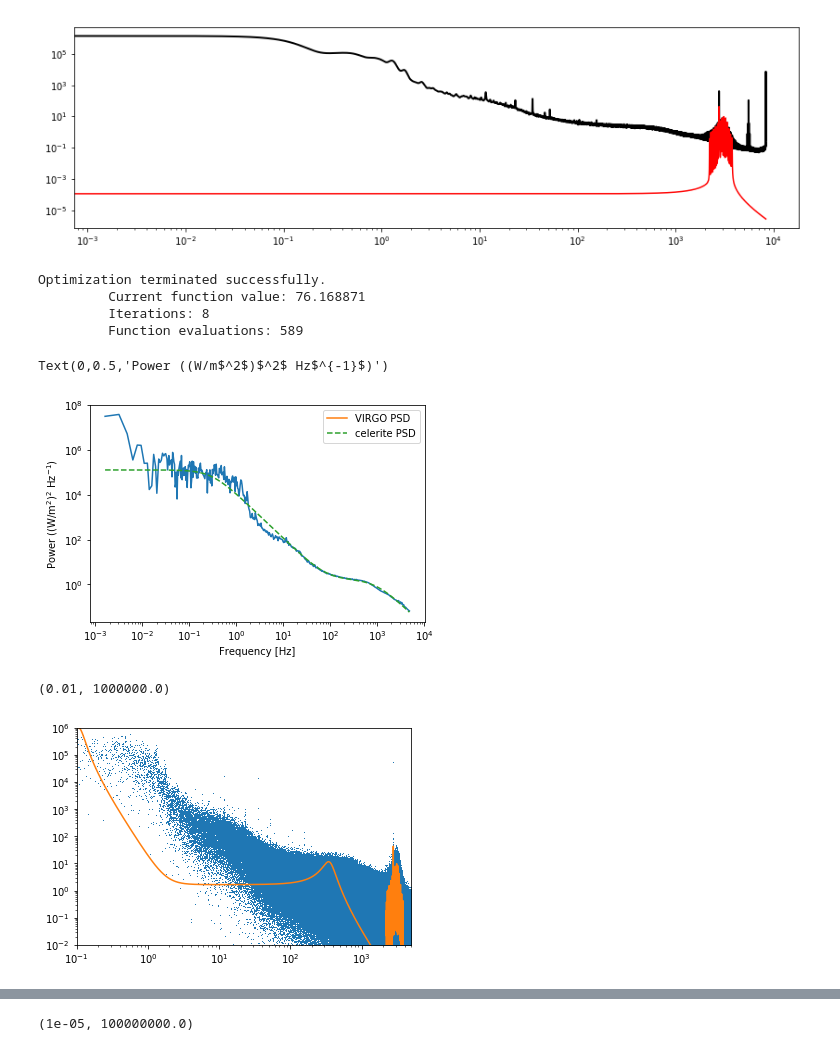
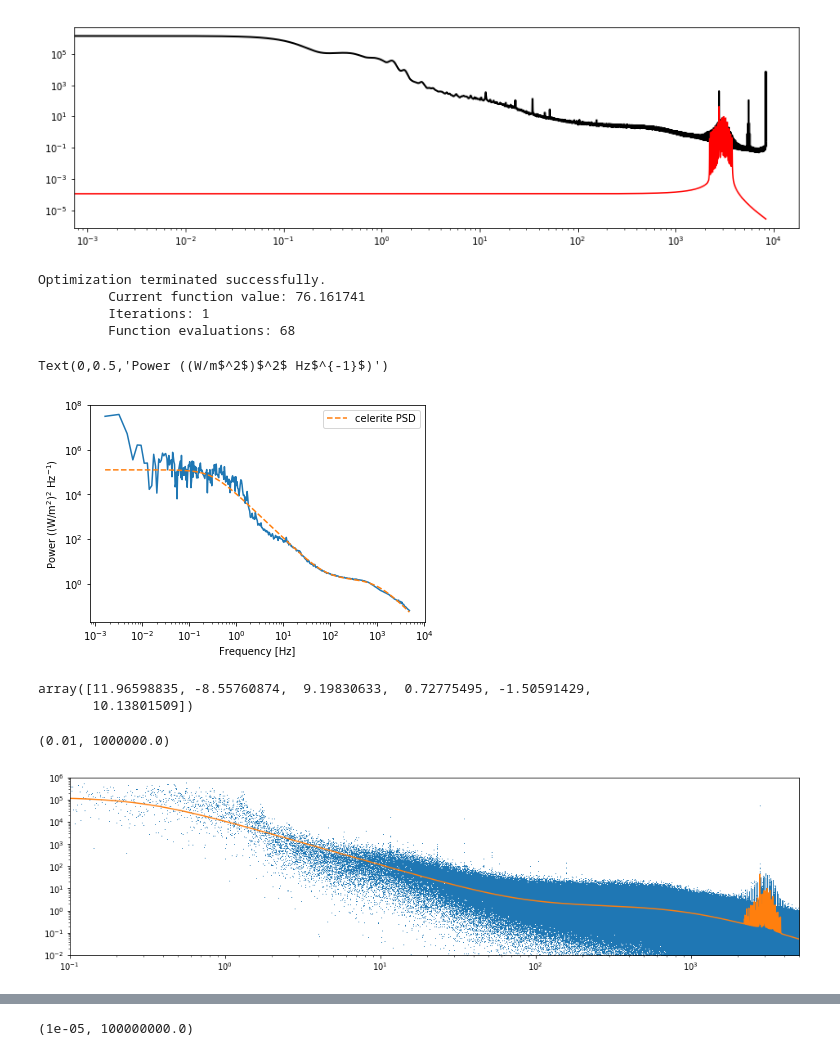
Before and after one commit to bmorris3/virgopsd, a Jupyter notebook: virgo.ipynb, the cells around one changed output, grey strips where cells are left out. Saved outputs shown, nothing was run; the diff lists cells and outputs as text; code cells hidden in the pictures.

Commit message:
May have figured out proper units

```diff
--- a/virgo.ipynb
+++ b/virgo.ipynb
@@ -321,25 +321,27 @@ import celerite
 from celerite import terms
 
 
-kernel = (terms.SHOTerm(log_S0=10, log_omega0=-16, log_Q=1)+
-         terms.SHOTerm(log_S0=10, log_omega0=-16, log_Q=1))
+kernel = (terms.SHOTerm(log_S0=10, log_omega0=-5, log_Q=1) +
+          terms.SHOTerm(log_S0=10, log_omega0=-5, log_Q=1))
 gp = celerite.GP(kernel)
 
 from scipy.optimize import fmin_powell, fmin_l_bfgs_b
 
 def minimize(p):
     gp.kernel.set_parameter_vector(p)
-    return np.sum( ( np.log(low_freq_model(bestp_lowfreq)) - np.log(gp.kernel.get_psd(2 * np.pi * x * 1e-6)) )**2 )
+    return np.sum( ( np.log(low_freq_model(bestp_lowfreq)) - np.log(gp.kernel.get_psd(2 * np.pi * x)) )**2 )
 
-fit1 = fmin_powell(minimize, [12, -16, 1, 5, -10, 1])#, approx_grad=True)
+initp = [11.96511414, -8.55718427,  9.19830828,
+         0.72794889, -1.50612712, 10.13790919]
+fit1 = fmin_powell(minimize, initp)#, approx_grad=True)
 
 gp.kernel.set_parameter_vector(fit1)
 
 fig, ax = plt.subplots()
 ax.loglog(x, y)
-ax.loglog(x, low_freq_model(fit1), label='VIRGO PSD')
-
-ax.loglog(x, gp.kernel.get_psd(2 * np.pi * x * 1e-6), ls='--', label='celerite PSD')
+# ax.loglog(x, low_freq_model(initp), label='initp PSD')
+# ax.loglog(x, low_freq_model(fit1), label='VIRGO PSD')
+ax.loglog(x, gp.kernel.get_psd(2 * np.pi * x), ls='--', label='celerite PSD')
 ax.legend()
 ax.set_xlabel('Frequency [Hz]')
 ax.set_ylabel('Power ((W/m$^2$)$^2$ Hz$^{-1}$)')
@@ -350,30 +352,36 @@ ax.set_ylabel('Power ((W/m$^2$)$^2$ Hz$^{-1}$)')
 #     plt.loglog(x*1e-6, term.get_psd(x*1e-6), ls='--', color='DodgerBlue')
 # %% [output]
 Optimization terminated successfully.
-         Current function value: 76.168871
-         Iterations: 8
-         Function evaluations: 589
+         Current function value: 76.161741
+         Iterations: 1
+         Function evaluations: 68
 Text(0,0.5,'Power ((W/m$^2$)$^2$ Hz$^{-1}$)')
-[figure, old version]
+[figure, new version]
+# %%
+fit1
+# %% [output]
+array([11.96598835, -8.55760874,  9.19830633,  0.72775495, -1.50591429,
+       10.13801509])
 # %%
 kernel = (terms.SHOTerm(log_S0=fit1[0], log_omega0=fit1[1], log_Q=fit1[2]) +
           terms.SHOTerm(log_S0=fit1[3], log_omega0=fit1[4], log_Q=fit1[5]))
-
-log_omegas = np.log(2*np.pi * 1e-6 * np.array(table2))
+kernel.set_parameter_vector(fit1)
+log_omegas = np.log(2*np.pi * np.array(table2))
 
 for i, p0_p2 in enumerate(parameters[:, :2]):
     p0, p2 = p0_p2
     kernel += terms.SHOTerm(log_S0=p0, log_omega0=log_omegas[i], log_Q=p2)
 # %%
 psd = kernel.get_psd(2 * np.pi * f)
-fig, ax = plt.subplots()
+fig, ax = plt.subplots(figsize=(16, 4))
 ax.loglog(1e6 * f, Pxx_den, ',', rasterized=True)
-ax.loglog(1e6 * f, psd)
+ax.loglog(1e6 * f, kernel.get_psd(2*np.pi*f*1e6))
+# ax.loglog(1e6 * f, psd)
 ax.set_xlim([1e-1, cutoff_freq])
 ax.set_ylim([1e-2, 1e6])
 # %% [output]
 (0.01, 1000000.0)
-[figure, old version]
+[figure, new version]
 # %%
 gp.compute(times)
 ytest = gp.sample()
```
Also changed, not shown: parts of 1 cell of this notebook.
